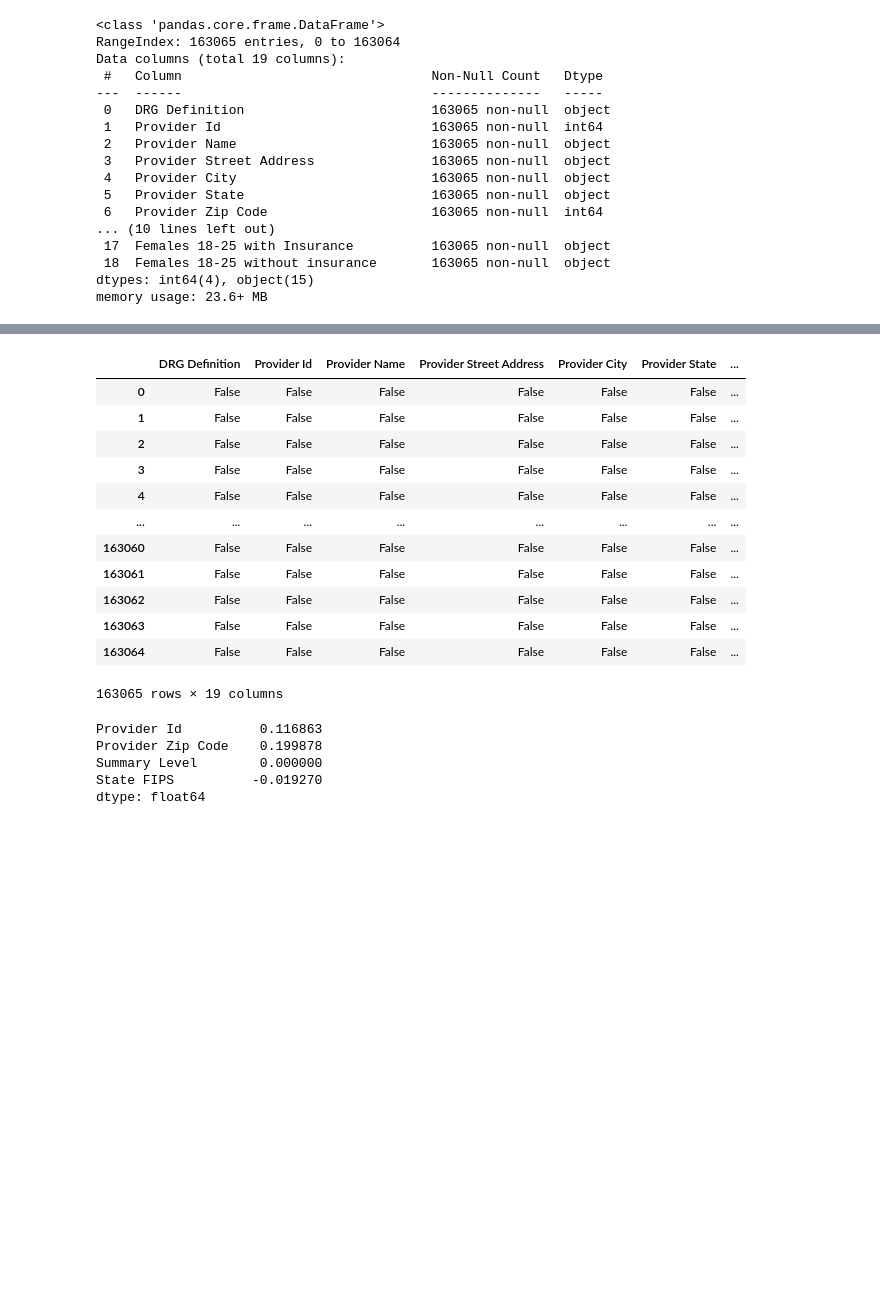
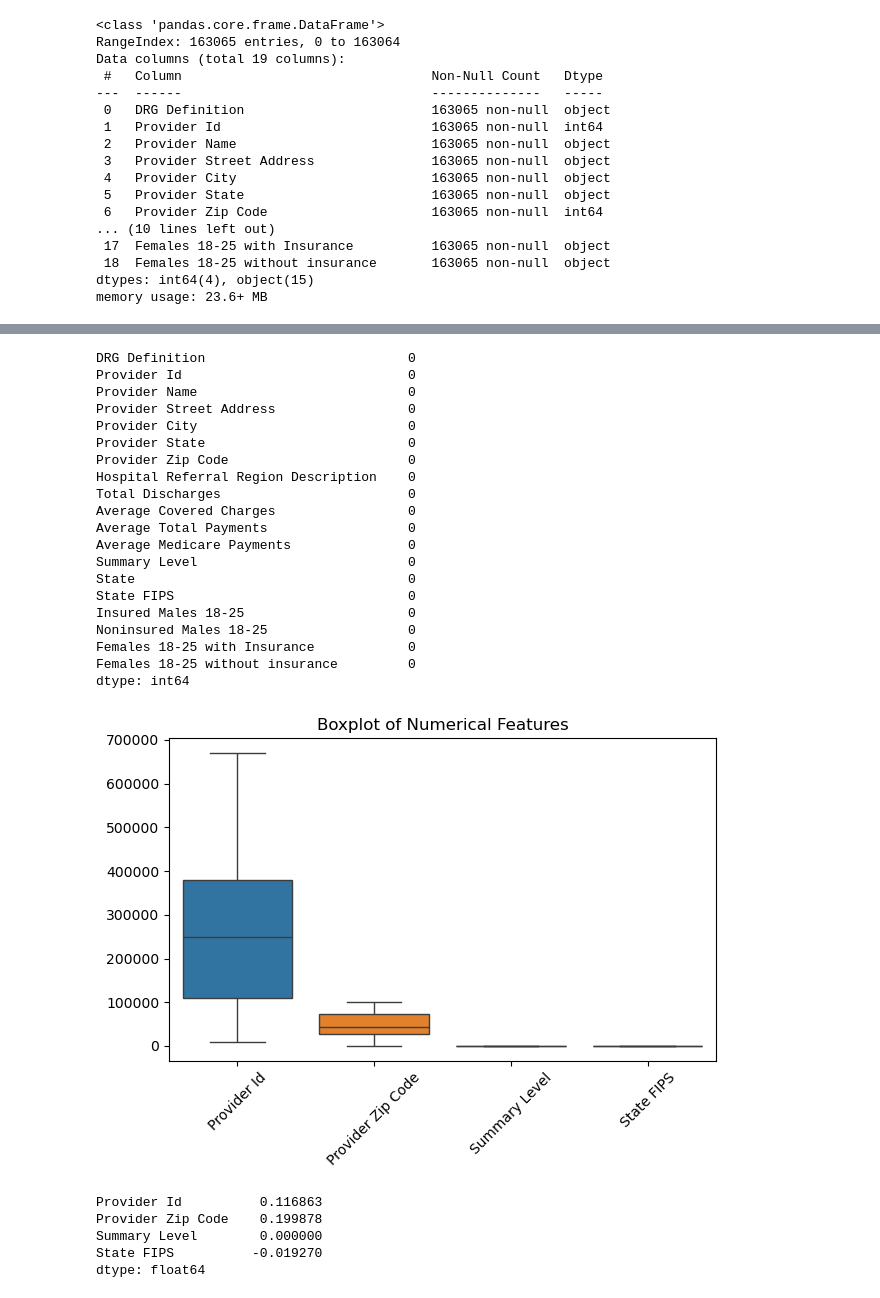
Before and after one commit to Sankeerthana35/Capstone_Project_final, a Jupyter notebook: Capstone_project.ipynb, the cells around one changed output, grey strips where cells are left out. Drawn from its saved outputs; the diff is of its cells as text; code cells hidden in the pictures; blank space fills up the shorter version.

```diff
--- a/Capstone_project.ipynb
+++ b/Capstone_project.ipynb
@@ -133,21 +133,40 @@ df.head()
 | 3 | 039 - EXTRACRANIAL PROCEDURES W/O... | 40004 | WASHINGTON REGIONAL MED CTR AT NO... | 3215 N NORTH HILLS BLVD | FAYETTEVILLE | AR | ... |
 | 4 | 039 - EXTRACRANIAL PROCEDURES W/O... | 50006 | ST JOSEPH HOSPITAL | 2700 DOLBEER ST | EUREKA | CA | ... |
 # %%
-df.isnull()
+df.isnull().sum()
 # %% [output]
-|  | DRG Definition | Provider Id | Provider Name | Provider Street Address | Provider City | Provider State | ... |
-| 0 | False | False | False | False | False | False | ... |
-| 1 | False | False | False | False | False | False | ... |
-| 2 | False | False | False | False | False | False | ... |
-| 3 | False | False | False | False | False | False | ... |
-| 4 | False | False | False | False | False | False | ... |
-| ... | ... | ... | ... | ... | ... | ... | ... |
-| 163060 | False | False | False | False | False | False | ... |
-| 163061 | False | False | False | False | False | False | ... |
-| 163062 | False | False | False | False | False | False | ... |
-| 163063 | False | False | False | False | False | False | ... |
-| 163064 | False | False | False | False | False | False | ... |
-163065 rows × 19 columns
+DRG Definition                          0
+Provider Id                             0
+Provider Name                           0
+Provider Street Address                 0
+Provider City                           0
+Provider State                          0
+Provider Zip Code                       0
+Hospital Referral Region Description    0
+Total Discharges                        0
+Average Covered Charges                 0
+Average Total Payments                  0
+Average Medicare Payments               0
+Summary Level                           0
+State                                   0
+State FIPS                              0
+Insured Males 18-25                     0
+Noninsured Males 18-25                  0
+Females 18-25 with Insurance            0
+Females 18-25 without insurance         0
+dtype: int64
+# %%
+import matplotlib.pyplot as plt
+import seaborn as sns
+
+# Boxplot to visualize outliers
+sns.boxplot(data=df)
+plt.xticks(rotation=45)
+plt.title("Boxplot of Numerical Features")
+plt.tight_layout()
+plt.show()
+# %% [output]
+[figure, added]
 # %%
 import numpy as np
 
```
Also changed, not shown: parts of 28 cells of this notebook.
